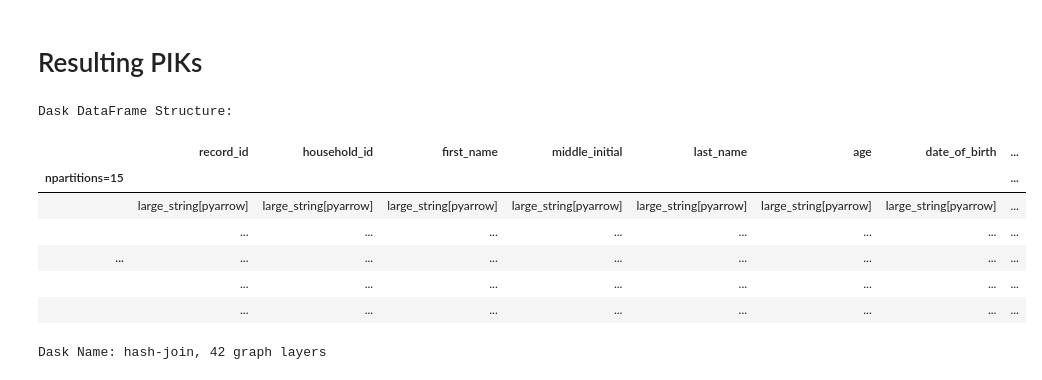
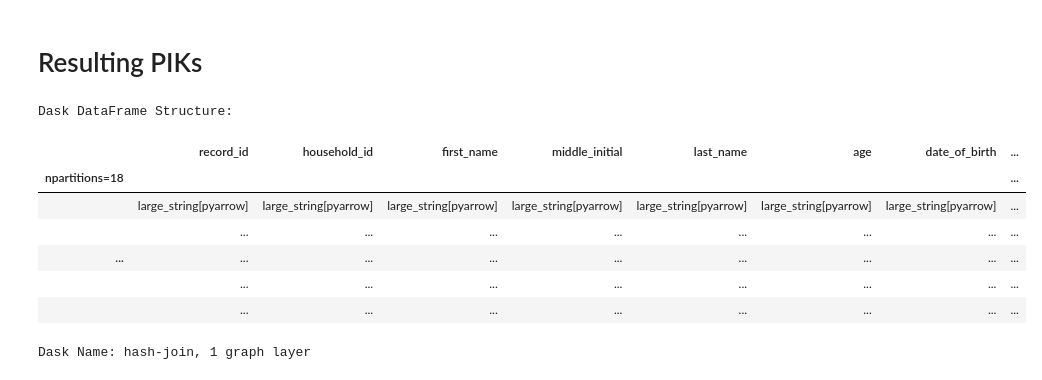
Before and after one commit to ihmeuw/person_linkage_case_study, a Jupyter notebook: person_linkage_case_study_small_sample_dask_spark_distributed.ipynb, the cells around one changed output. Cells and saved outputs as stored; diff of their text form; code cells hidden in the pictures.

```diff
--- a/person_linkage_case_study_small_sample_dask_spark_distributed.ipynb
+++ b/person_linkage_case_study_small_sample_dask_spark_distributed.ipynb
@@ -1416,7 +1681,7 @@ person_linkage_cascade.start_module(
 # %%
 person_linkage_cascade.run_matching_pass(
     pass_name="geokey",
-    blocking_columns=["geokey"],
+    blocking_columns=["geokey_for_blocking"],
 )
 # %% [output]
 Running geokey of geosearch
@@ -1451,7 +1728,7 @@ def switch_first_and_last_names(df):
 # We don't actually have any swapping of first and last names in pseudopeople
 person_linkage_cascade.run_matching_pass(
     pass_name="geokey name switch",
-    blocking_columns=["geokey"],
+    blocking_columns=["geokey_for_blocking"],
     input_data_transformation=switch_first_and_last_names,
 )
 # %% [output]
@@ -1477,7 +1755,7 @@ Matched 0 records; 23.20% still eligible to match
 # %%
 person_linkage_cascade.run_matching_pass(
     pass_name="house number and street name Soundex",
-    blocking_columns=["street_number", "street_name_soundex"],
+    blocking_columns=["street_number_for_blocking", "street_name_for_blocking_soundex"],
 )
 # %% [output]
 Running house number and street name Soundex of geosearch
@@ -1502,7 +1792,7 @@ Matched 1085 records; 15.82% still eligible to match
 # %%
 person_linkage_cascade.run_matching_pass(
     pass_name="house number and street name Soundex name switch",
-    blocking_columns=["street_number", "street_name_soundex"],
+    blocking_columns=["street_number_for_blocking", "street_name_for_blocking_soundex"],
     input_data_transformation=switch_first_and_last_names,
 )
 # %% [output]
@@ -2175,25 +2555,25 @@ pik_values = df_ops.drop_duplicates(
 # %%
 census_2030_piked = census_2030_raw_input.copy()
 kwargs = {}
 if compute_engine != 'dask':
     kwargs['validate'] = '1:1'
-census_2030_piked = census_2030_piked.merge(
+census_2030_piked = df_ops.persist(census_2030_piked.merge(
     pik_values,
     how="left",
     on="record_id",
     **kwargs,
-)
+))
 census_2030_piked
 # %% [output]
 Dask DataFrame Structure:
 |  | record_id | household_id | first_name | middle_initial | last_name | age | date_of_birth | ... |
-| npartitions=15 |  |  |  |  |  |  |  | ... |
+| npartitions=18 |  |  |  |  |  |  |  | ... |
 |  | large_string[pyarrow] | large_string[pyarrow] | large_string[pyarrow] | large_string[pyarrow] | large_string[pyarrow] | large_string[pyarrow] | large_string[pyarrow] | ... |
 |  | ... | ... | ... | ... | ... | ... | ... | ... |
 | ... | ... | ... | ... | ... | ... | ... | ... | ... |
 |  | ... | ... | ... | ... | ... | ... | ... | ... |
 |  | ... | ... | ... | ... | ... | ... | ... | ... |
-Dask Name: hash-join, 42 graph layers
+Dask Name: hash-join, 1 graph layer
 # %%
 piked_proportion = census_2030_piked.pik.notnull().mean()
 # Compare with 90.28% of input records PIKed in the 2010 CUF,
```
Also changed, not shown: parts of 98 cells of this notebook, 5 other files.
